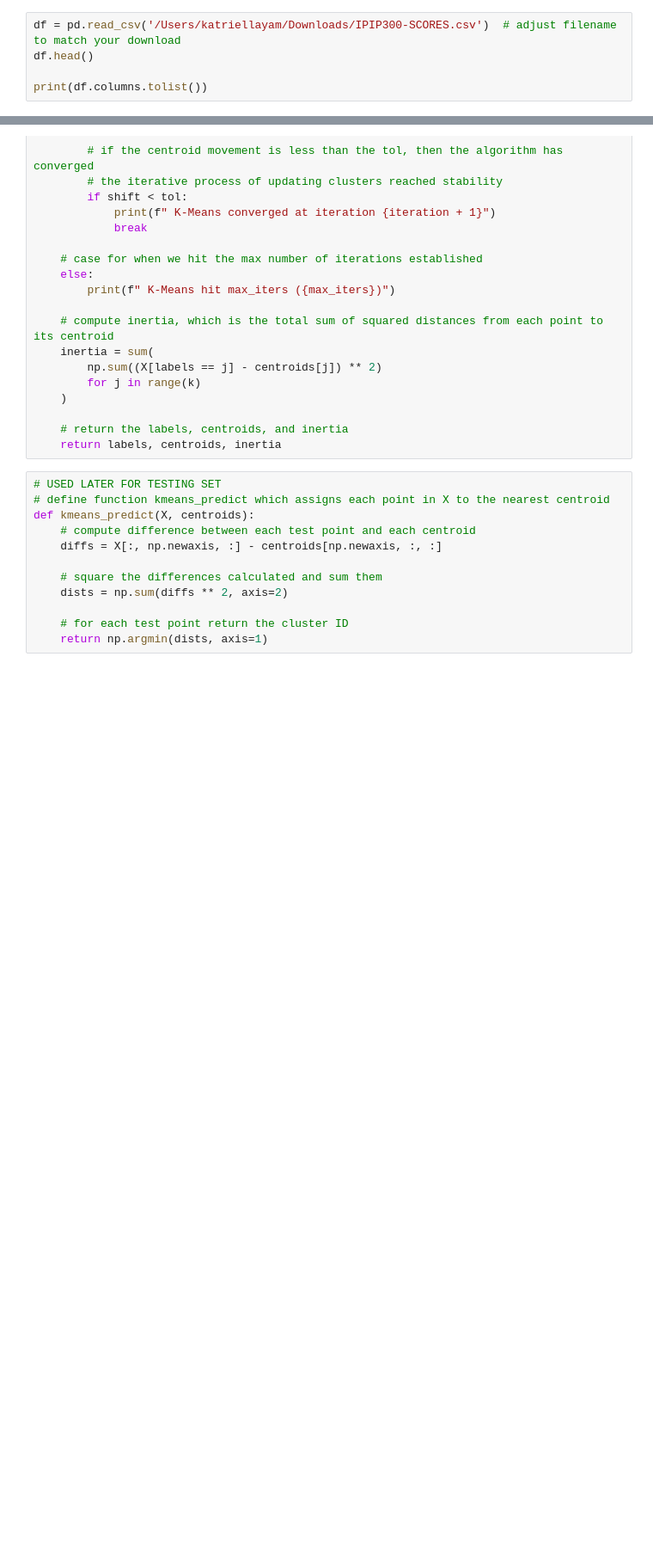
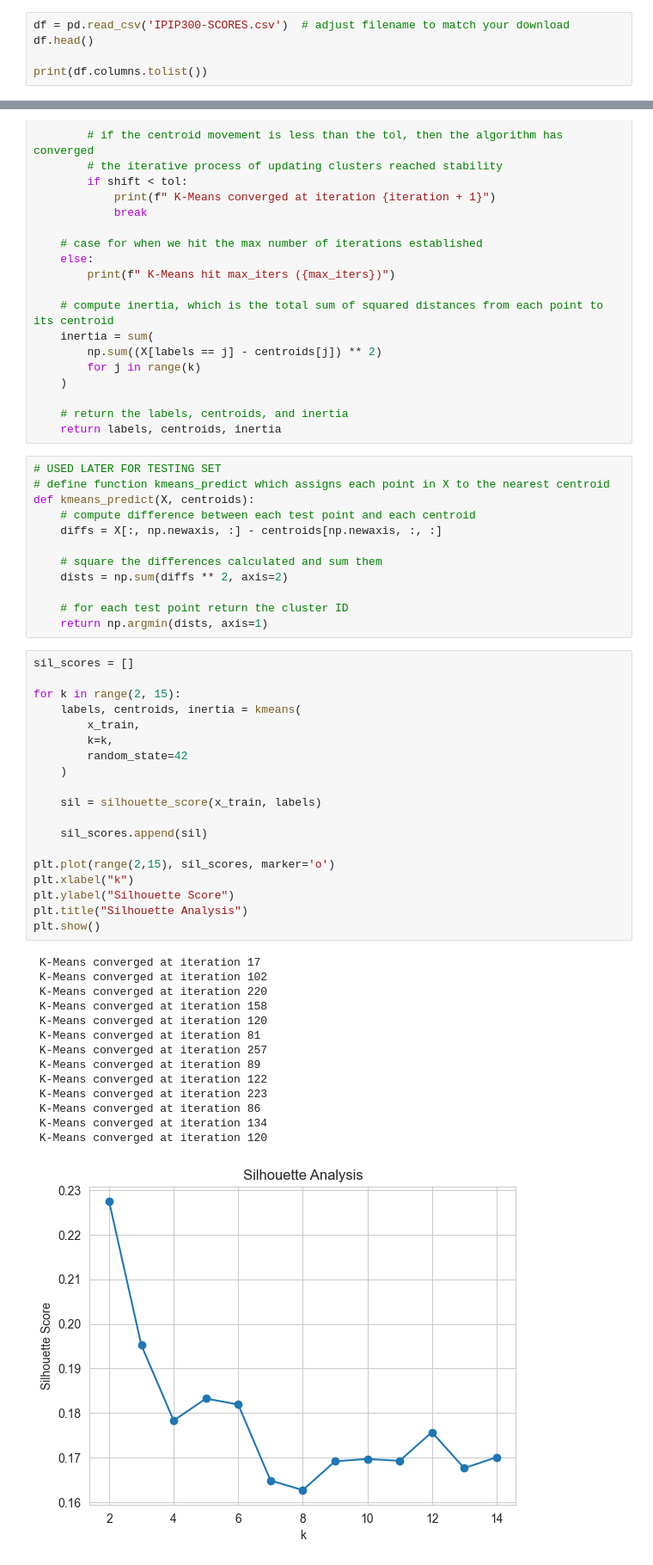
Before and after one commit to joyliu110/ECS-111-Final-Project, a Jupyter notebook: Training.ipynb, the cells around one changed output, grey strips where cells are left out. Shown at 86% size. Drawn from its saved outputs; the diff is of its cells as text; blank space fills up the shorter version.

Commit message:
added some silhouette score/ stuff to maybe use in report

```diff
--- a/Training.ipynb
+++ b/Training.ipynb
@@ -8,7 +8,7 @@ import matplotlib.pyplot as plt
 import seaborn as sns
 from sklearn.model_selection import train_test_split
 # %%
-df = pd.read_csv('/Users/katriellayam/Downloads/IPIP300-SCORES.csv')  # adjust filename to match your download
+df = pd.read_csv('IPIP300-SCORES.csv')  # adjust filename to match your download
 df.head()
 
 print(df.columns.tolist())
@@ -156,3 +187,37 @@ def kmeans_predict(X, centroids):
 
     # for each test point return the cluster ID
     return np.argmin(dists, axis=1)
+# %%
+sil_scores = []
+
+for k in range(2, 15):
+    labels, centroids, inertia = kmeans(
+        x_train,
+        k=k,
+        random_state=42
+    )
+
+    sil = silhouette_score(x_train, labels)
+
+    sil_scores.append(sil)
+
+plt.plot(range(2,15), sil_scores, marker='o')
+plt.xlabel("k")
+plt.ylabel("Silhouette Score")
+plt.title("Silhouette Analysis")
+plt.show()
+# %% [output]
+ K-Means converged at iteration 17
+ K-Means converged at iteration 102
+ K-Means converged at iteration 220
+ K-Means converged at iteration 158
+ K-Means converged at iteration 120
+ K-Means converged at iteration 81
+ K-Means converged at iteration 257
+ K-Means converged at iteration 89
+ K-Means converged at iteration 122
+ K-Means converged at iteration 223
+ K-Means converged at iteration 86
+ K-Means converged at iteration 134
+ K-Means converged at iteration 120
+[figure, added]
```
Also changed, not shown: parts of 9 cells of this notebook.
